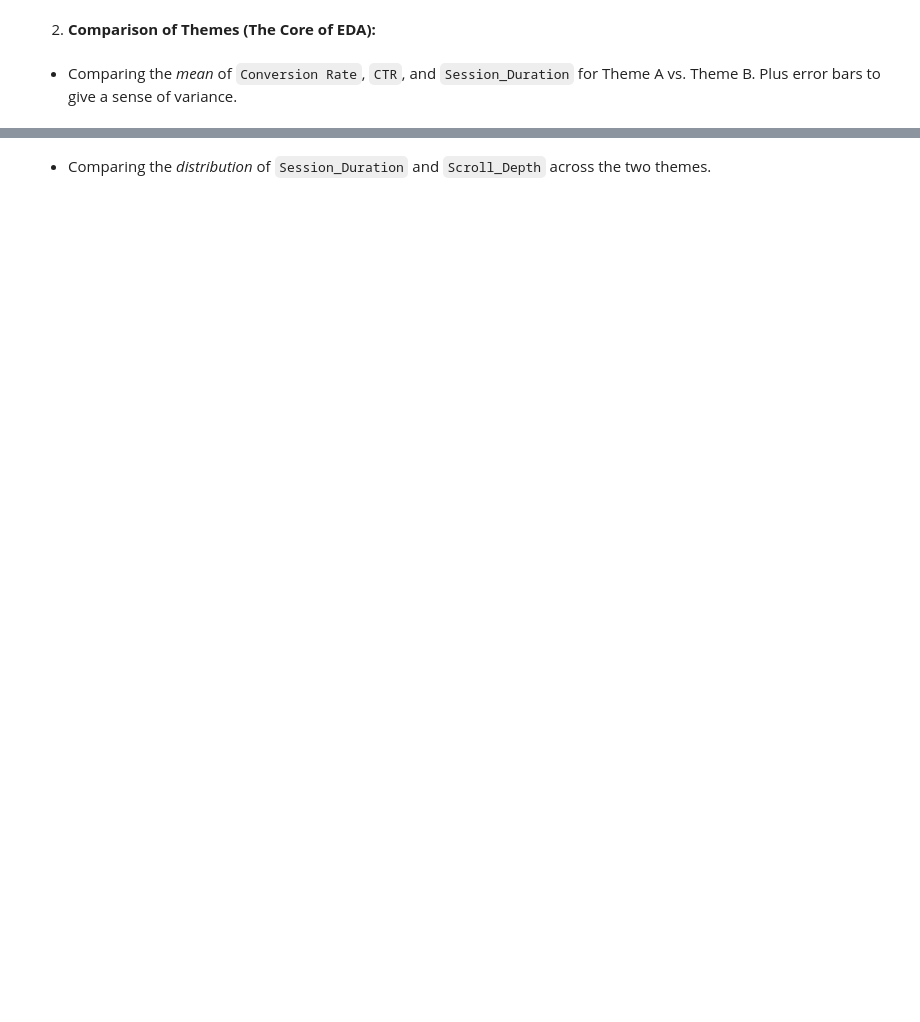
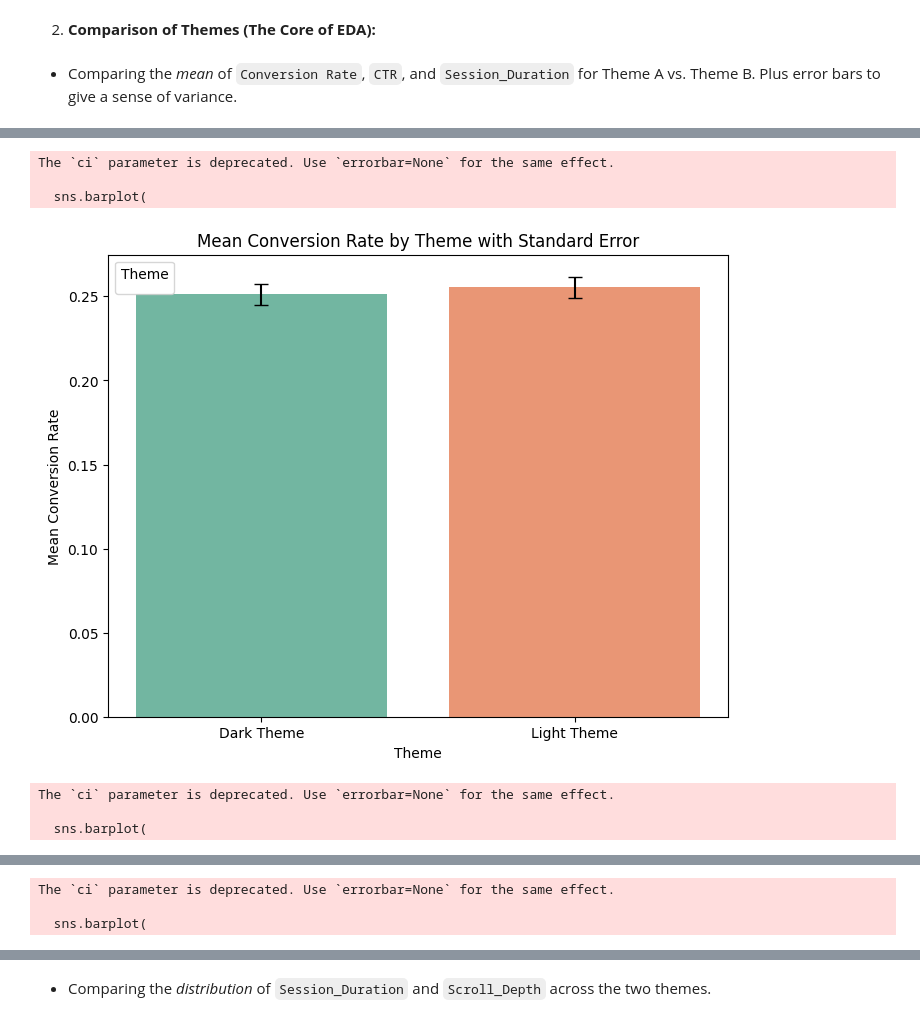
Before and after one commit to nkosanamolefe/data-analysis, a Jupyter notebook: AB-testing_of_themes/AB_Testing_of_Themes.ipynb, the cells around one changed output, grey strips where cells are left out. Cells and saved outputs as stored; diff of their text form; code cells hidden in the pictures; blank space fills up the shorter version.

Commit message:
data viz

```diff
--- a/AB-testing_of_themes/AB_Testing_of_Themes.ipynb
+++ b/AB-testing_of_themes/AB_Testing_of_Themes.ipynb
@@ -141,29 +159,45 @@ fig_scroll.show()
 # %% [markdown]
   * Comparing the *mean* of `Conversion Rate`, `CTR`, and `Session_Duration` for Theme A vs. Theme B. Plus error bars to give a sense of variance.
 # %%
-# Melt the dataframe to have 'metric' and 'value' columns for easier plotting
-df_melted = df.melt(id_vars=['Theme'], value_vars=['Conversion Rate', 'Click Through Rate', 'Session_Duration'],
-                    var_name='Metric', value_name='Value')
+# Melt the dataframe for easier plotting
+df_melted = df.melt(
+    id_vars=['Theme'],
+    value_vars=['Conversion Rate', 'Click Through Rate', 'Session_Duration'],
+    var_name='Metric',
+    value_name='Value'
+)
 
 # Calculate mean and standard error for each metric by theme
-summary_df = df_melted.groupby(['Theme', 'Metric'])['Value'].agg(['mean', lambda x: x.sem()]).reset_index()
+summary_df = df_melted.groupby(['Theme', 'Metric'])['Value'].agg(['mean', 'sem']).reset_index()
 summary_df.columns = ['Theme', 'Metric', 'Mean', 'SEM']
 
-# Create a list to store figures
-figures = []
-
+# Plot each metric separately
 for metric_name in ['Conversion Rate', 'Click Through Rate', 'Session_Duration']:
     metric_data = summary_df[summary_df['Metric'] == metric_name]
 
-    fig = px.bar(metric_data,
-                 x='Theme',
-                 y='Mean',
-                 error_y='SEM',
-                 color='Theme',
-                 title=f'Mean {metric_name} by Theme with Standard Error',
-                 labels={'Mean': f'Mean {metric_name}', 'SEM': 'Standard Error'})
-    figures.append(fig)
+    plt.figure(figsize=(8, 6))
+    sns.barplot(
+        data=metric_data,
+        x='Theme',
+        y='Mean',
+        hue='Theme',
+        palette='Set2',
+        ci=None
+    )
 
-for fig in figures:
-    fig.show()
+    # Add error bars manually
+    plt.errorbar(
+        x=range(len(metric_data['Theme'])),
+        y=metric_data['Mean'],
+        yerr=metric_data['SEM'],
+        fmt='none',
+        c='black',
+        capsize=5
+    )
+
+    plt.title(f'Mean {metric_name} by Theme with Standard Error')
+    plt.ylabel(f'Mean {metric_name}')
+    plt.xlabel('Theme')
+    plt.legend(title='Theme')
+    plt.show()
 # %% [output]
@@ -172,0 +204,7 @@ for fig in figures:
+The `ci` parameter is deprecated. Use `errorbar=None` for the same effect.
+
+  sns.barplot(
+[figure, added]
+The `ci` parameter is deprecated. Use `errorbar=None` for the same effect.
+
+  sns.barplot(
@@ -172,0 +212,3 @@ for fig in figures:
+The `ci` parameter is deprecated. Use `errorbar=None` for the same effect.
+
+  sns.barplot(
```
Also changed, not shown: parts of 14 cells of this notebook.
